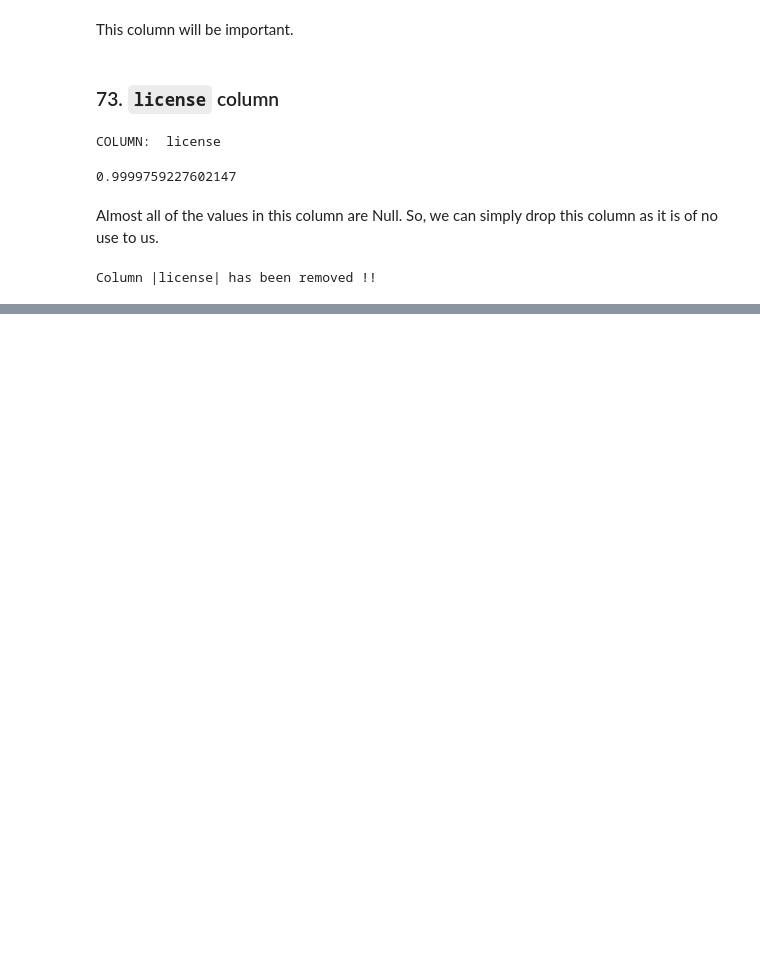
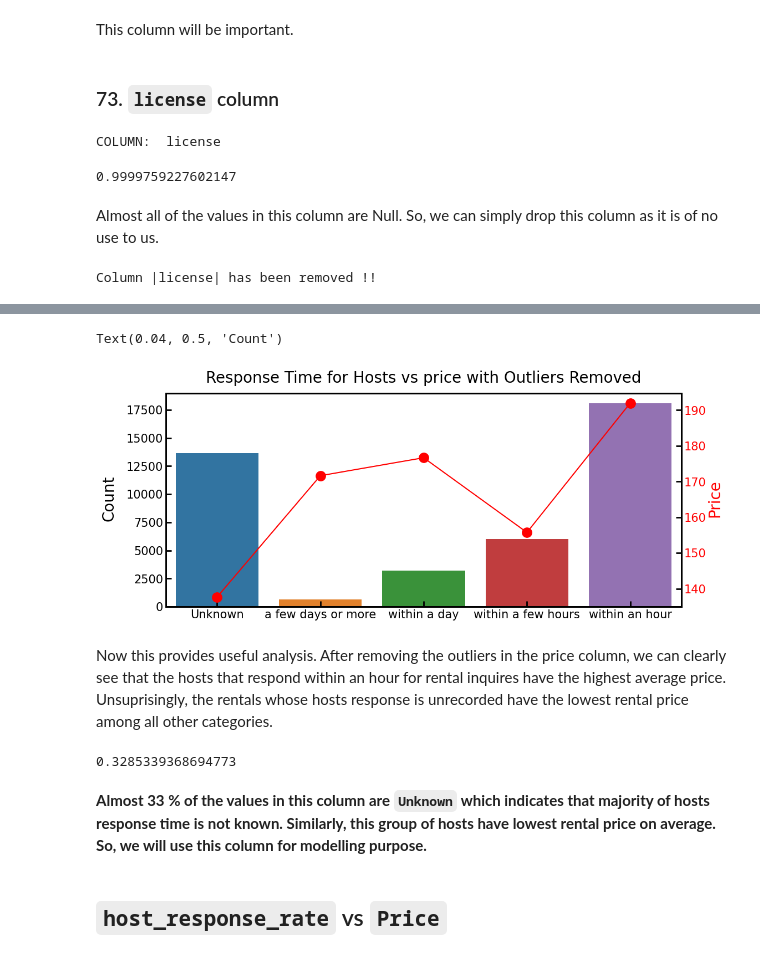
Before and after one commit to SujanNeupane42/MedicareAI-Multiclass-Classification-of-Chest-Radiographs-Using-CNNs-and-GANs, a Jupyter notebook: DataCleaning.ipynb, the cells around one changed output, grey strips where cells are left out. Saved outputs shown, nothing was run; the diff lists cells and outputs as text; code cells hidden in the pictures; blank space fills up the shorter version.

```diff
--- a/DataCleaning.ipynb
+++ b/DataCleaning.ipynb
@@ -2453,0 +2776,4 @@ df.to_csv("Semi_cleaned_dataset.csv", index = True)
+# %%
+price_vs_response_time = df.groupby('host_response_time')['price_outlier_removed'].mean().reset_index()
+price_vs_response_time['Count'] = [13645, 627, 3201, 5997, 18063]
+price_vs_response_time
@@ -2453,0 +2787,65 @@ df.to_csv("Semi_cleaned_dataset.csv", index = True)
+# %%
+fig, ax = plt.subplots(figsize=(12, 5))
+
+bar = sns.barplot(x = price_vs_response_time['host_response_time'], y = price_vs_response_time['Count'], ax  =ax)
+bar.set_xlabel("")
+bar.set_ylabel("")
+
+ax1 = ax.twinx()
+ax1.plot(range(5), price_vs_response_time['price_outlier_removed'], color = 'red', marker = 'o', markersize = 12.5)
+
+
+ax.xaxis.set_tick_params(labelsize=15)
+ax.yaxis.set_tick_params(labelsize=15)
+
+plt.text(0.5, 1.05, 'Response Time for Hosts vs price with Outliers Removed',
+        horizontalalignment='center',
+        fontsize=20,
+        transform = ax.transAxes)
+
+plt.xticks(rotation = 90)
+ax.margins(x=0.02)
+
+# set various colors
+ax.spines['bottom'].set_color('black')
+ax.spines['top'].set_color('black')
+ax.spines['right'].set_color('black')
+ax.spines['right'].set_linewidth(2)
+ax.spines['top'].set_linewidth(2)
+ax.spines['bottom'].set_linewidth(2)
+ax.spines['left'].set_color('black')
+ax.spines['left'].set_lw(2)
+ax.tick_params(which='both', width=2)
+ax.tick_params(which='major', length=7)
+ax.tick_params(which='minor', length=7)
+ax.tick_params(which = 'both', direction = 'in')
+
+ax1.spines['bottom'].set_color('black')
+ax1.spines['top'].set_color('black')
+ax1.spines['right'].set_color('black')
+ax1.spines['right'].set_linewidth(2)
+ax1.spines['top'].set_linewidth(2)
+ax1.spines['bottom'].set_linewidth(2)
+ax1.spines['left'].set_color('black')
+ax1.spines['left'].set_lw(2)
+ax1.tick_params(which='both', width=2)
+ax1.tick_params(which='major', length=7)
+ax1.tick_params(which='minor', length=7)
+ax1.tick_params(which = 'both', direction = 'in')
+ax1.margins(x=0.02)
+ax1.xaxis.set_tick_params(labelsize=15)
+ax1.yaxis.set_tick_params(labelsize=15, labelcolor = 'red')
+
+fig.text(0.95, 0.5, 'Price', ha='center', va='center', rotation = 'vertical', color = 'red', fontsize = 20)
+fig.text(0.04, 0.5, 'Count', ha='center', va='center', rotation='vertical', fontsize = 20)
+# %% [output]
+Text(0.04, 0.5, 'Count')
+[figure, added]
+# %% [markdown]
+Now this provides useful analysis. After removing the outliers in the price column, we can clearly see that the hosts that respond within an hour for rental inquires have the highest average price. Unsuprisingly, the rentals whose hosts response is unrecorded have the lowest rental price among all other categories.
+# %%
+df[df['host_response_time'] == 'Unknown'].shape[0] / df.shape[0]
+# %% [output]
+0.3285339368694773
+# %% [markdown]
+<b> Almost 33 % of the values in this column are `Unknown` which indicates that majority of hosts response time is not known. Similarly, this group of hosts have lowest rental price on average. So, we will use this column for modelling purpose.
@@ -2453,0 +2854,2 @@ df.to_csv("Semi_cleaned_dataset.csv", index = True)
+# %% [markdown]
+## `host_response_rate` vs `Price`
```
Also changed, not shown: parts of 108 cells of this notebook.
